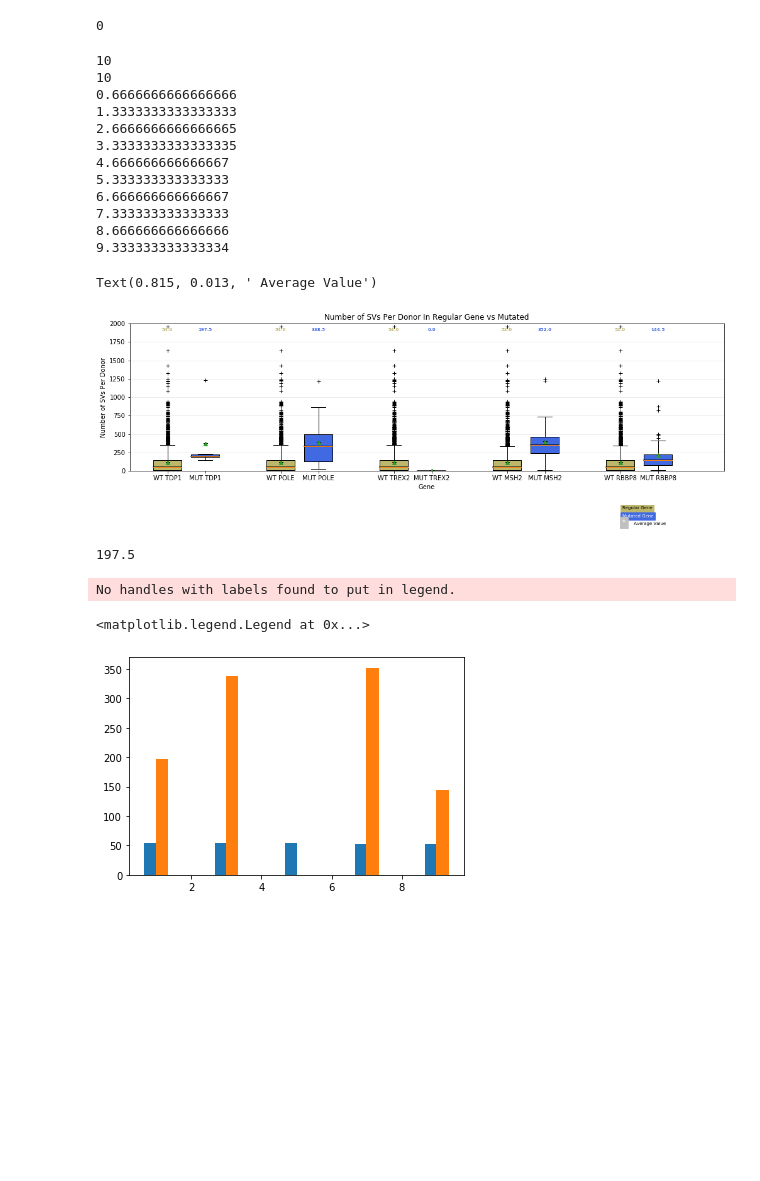
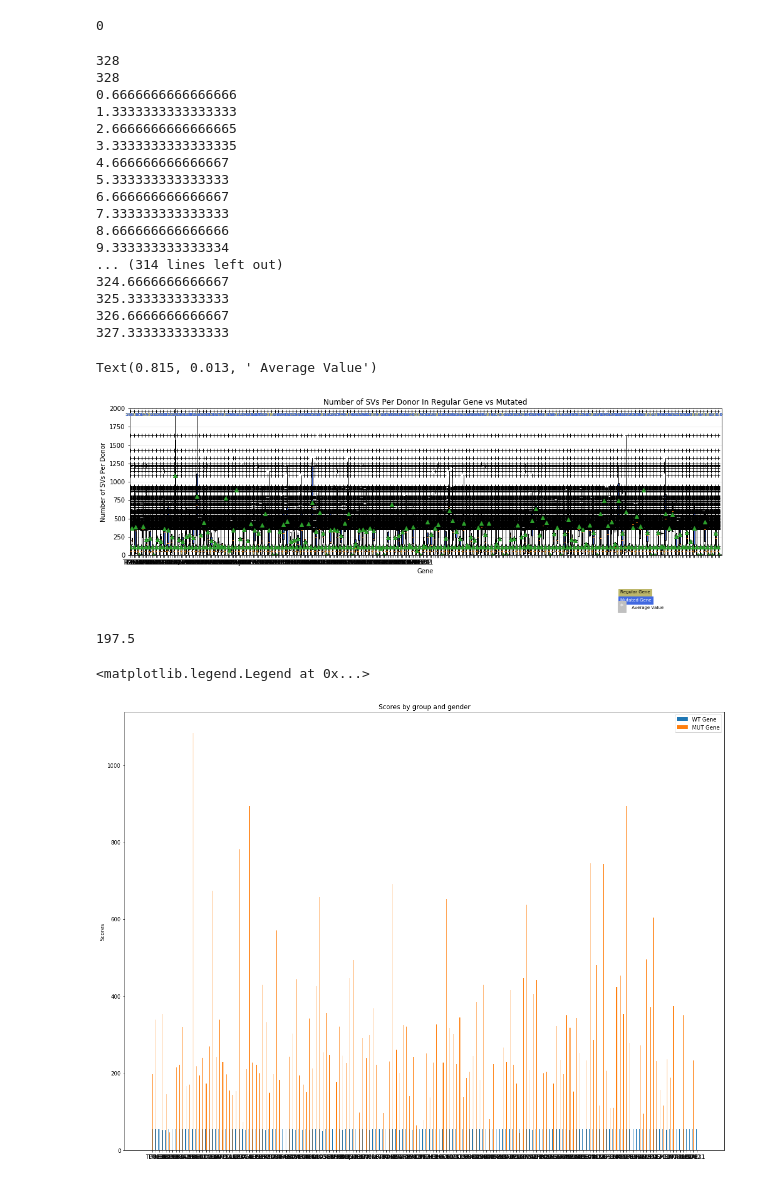
Before and after one commit to hossam-zaki/BSRP2020, a Jupyter notebook: SVPlots/BarplotWithDifferencesOfWholeGenomeSVs.ipynb, the cells around one changed output. Drawn from its saved outputs; the diff is of its cells as text; code cells hidden in the pictures; blank space fills up the shorter version.

Commit message:
grouped boxplot made. will now add significances

```diff
--- a/SVPlots/BarplotWithDifferencesOfWholeGenomeSVs.ipynb
+++ b/SVPlots/BarplotWithDifferencesOfWholeGenomeSVs.ipynb
@@ -97,19 +97,19 @@ print(len(pValues)*2 - len(data))
 position = []
 counter = 1
 data = parser.load_obj('data')
-while len(position) < len(data[0:10]):
+while len(position) < len(data):
     if counter % 3 == 0:
         counter +=1
         continue
     position.append(counter/1.5)
     counter+=1
 print(len(position))
-print(len(data[0:10]))
+print(len(data))
 fig, ax1 = plt.subplots(figsize=(15, 5))
 fig.canvas.set_window_title('A Boxplot Example')
 fig.subplots_adjust(left=0.075, right=0.95, top=0.9, bottom=0.25)
 
-bp = ax1.boxplot(data[0:10], notch=0, sym='+', vert=1, whis=1.5, showmeans=True, widths = 0.5, positions=position)
+bp = ax1.boxplot(data, notch=0, sym='+', vert=1, whis=1.5, showmeans=True, widths = 0.5, positions=position)
 plt.setp(bp['boxes'], color='black')
 plt.setp(bp['whiskers'], color='black')
 plt.setp(bp['fliers'], color='red', marker='+')
@@ -128,7 +128,7 @@ ax1.set_ylabel('Number of SVs Per Donor')
 
 # Now fill the boxes with desired colors
 box_colors = ['darkkhaki', 'royalblue']
-num_boxes = len(data[0:10])
+num_boxes = len(data)
 medians = np.empty(num_boxes)
 for i in range(num_boxes):
     box = bp['boxes'][i]
@@ -159,7 +159,7 @@ ax1.set_xlim(0, num_boxes + 0.5)
 top = 2000
 bottom = 0
 ax1.set_ylim(bottom, top)
-ax1.set_xticks(position[0:21])
+ax1.set_xticks(position)
 ax1.set_xticklabels(labels)
 
 # Due to the Y-axis scale being different across samples, it can be
@@ -189,8 +189,8 @@ fig.text(0.80, 0.015, '*', color='white', backgroundcolor='silver',
 fig.text(0.815, 0.013, ' Average Value', color='black', weight='roman',
          size='x-small')
 # %% [output]
-10
-10
+328
+328
 0.6666666666666666
 1.3333333333333333
 2.6666666666666665
@@ -201,30 +201,37 @@ fig.text(0.815, 0.013, ' Average Value', color='black', weight='roman',
 7.333333333333333
 8.666666666666666
 9.333333333333334
+... (314 lines left out)
+324.6666666666667
+325.3333333333333
+326.6666666666667
+327.3333333333333
 Text(0.815, 0.013, ' Average Value')
-[figure, old version]
+[figure, new version]
 # %%
 from statistics import median
 print(median(data[1]))
 # %% [output]
 197.5
 # %%
+labels = []
+for gene in inputs:
+    labels.append(gene)
 ind = position  # the x locations for the groups
 width = 0.35  # the width of the bars
-fig2, ax2 = plt.subplots()
+fig2, ax2 = plt.subplots(figsize=(20, 15))
 medians = []
-for dataset in data[0:10]:
+for dataset in data:
     medians.append(median(dataset))
-rects1 = ax2.bar([x+width/2 for x in ind[0::2]], medians[0:10:2], width,
-                label='Men')
-rects2 = ax2.bar([x-width/2 for x in ind[1::2]], medians[1:10:2], width,
-                label='Women')
-ax1.set_ylabel('Scores')
-ax1.set_title('Scores by group and gender')
-ax1.set_xticks([x-.35 for x in ind[0::2]],)
-ax1.set_xticklabels(('G1', 'G2', 'G3', 'G4', 'G5'))
-ax1.legend()
+rects1 = ax2.bar([x+width/2 for x in ind[0::2]], medians[0::2], width,
+                label='WT Gene')
+rects2 = ax2.bar([x-width/2 for x in ind[1::2]], medians[1::2], width,
+                label='MUT Gene')
+ax2.set_ylabel('Scores')
+ax2.set_title('Scores by group and gender')
+ax2.set_xticks([x+width for x in ind[0::2]])
+ax2.set_xticklabels(labels)
+ax2.legend()
 # %% [output]
-No handles with labels found to put in legend.
+<matplotlib.legend.Legend at 0x...>
-<matplotlib.legend.Legend at 0x...>
-[figure, old version]
+[figure, new version]
```
Also changed, not shown: 1 other file.
